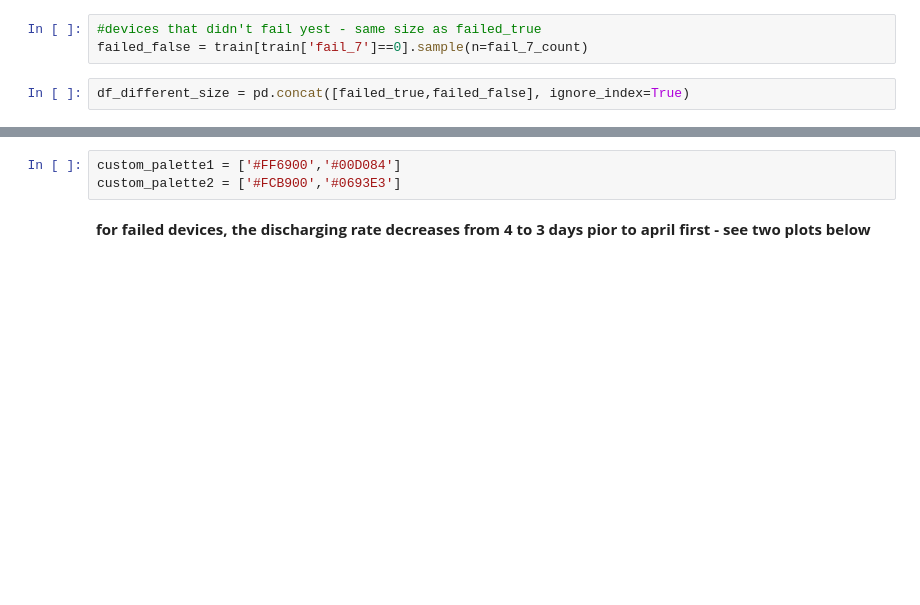
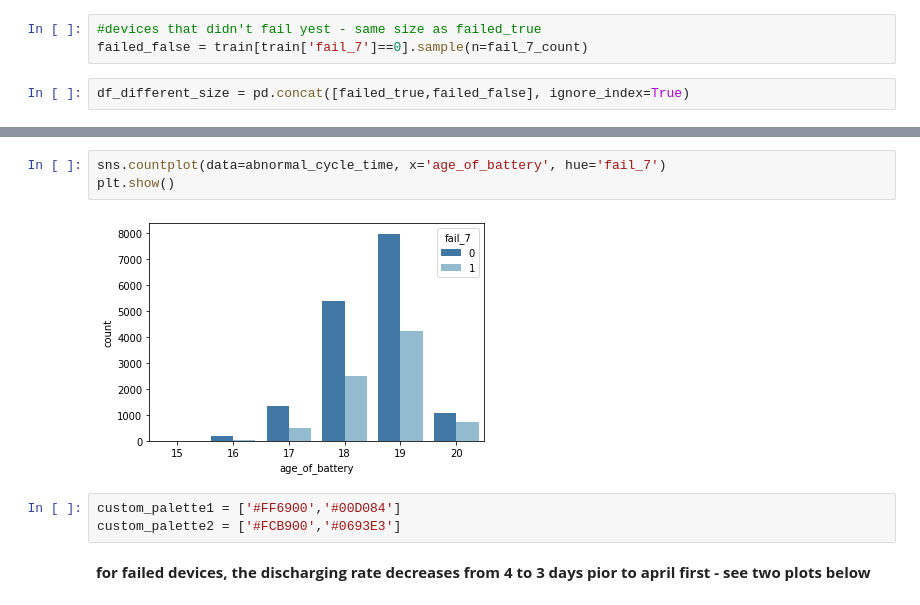
Before and after one commit to natalia-kurbakova/Baruch-Data-Challenge, a Jupyter notebook: add_to_exploration.ipynb, the cells around one changed output, grey strips where cells are left out. Saved outputs shown, nothing was run; the diff lists cells and outputs as text; blank space fills up the shorter version.

```diff
--- a/add_to_exploration.ipynb
+++ b/add_to_exploration.ipynb
@@ -87,3 +110,8 @@ df_different_size = pd.concat([failed_true,failed_false], ignore_index=True)
+# %%
+sns.countplot(data=abnormal_cycle_time, x='age_of_battery', hue='fail_7')
+plt.show()
+# %% [output]
+[figure, added]
 # %%
 custom_palette1 = ['#FF6900','#00D084']
 custom_palette2 = ['#FCB900','#0693E3']
```
Also changed, not shown: parts of 6 cells of this notebook.
